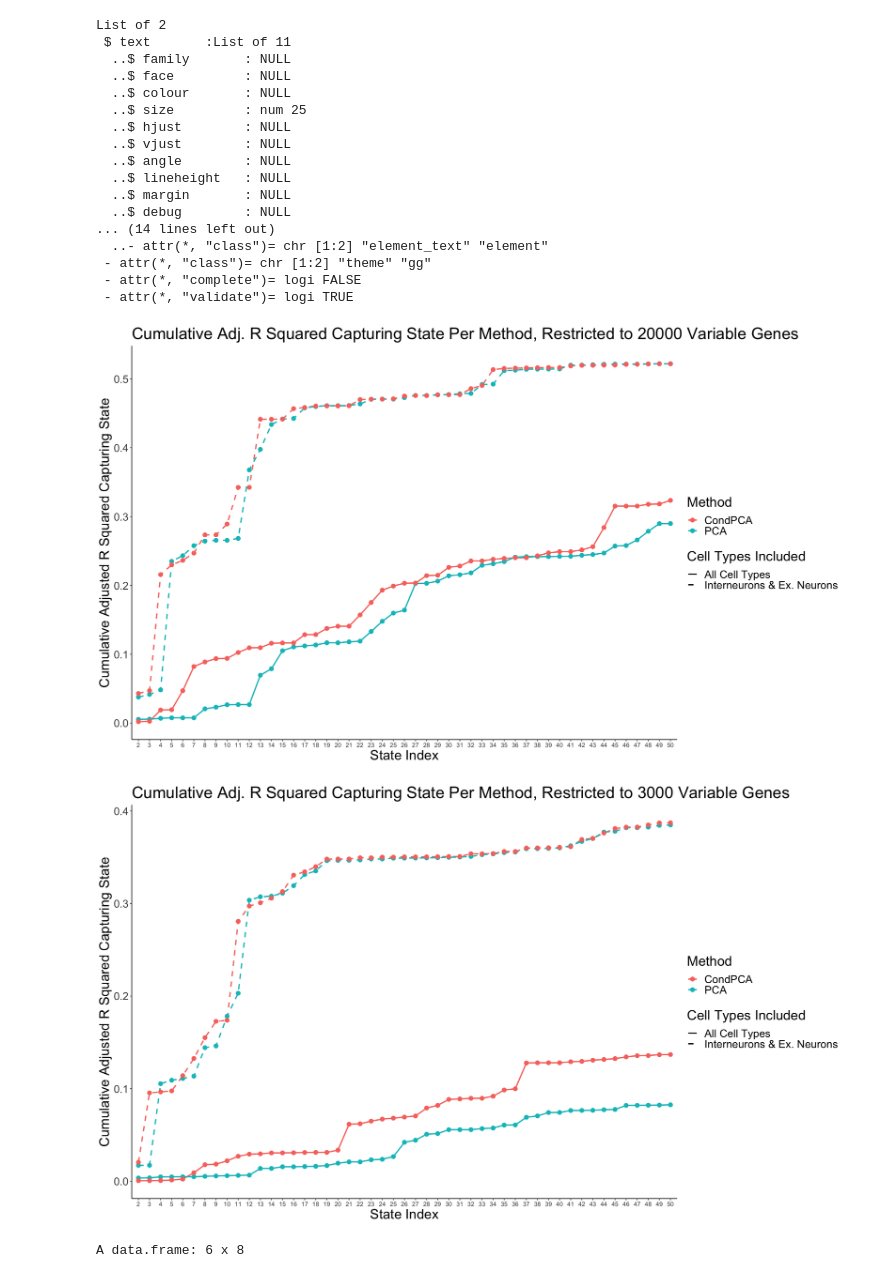
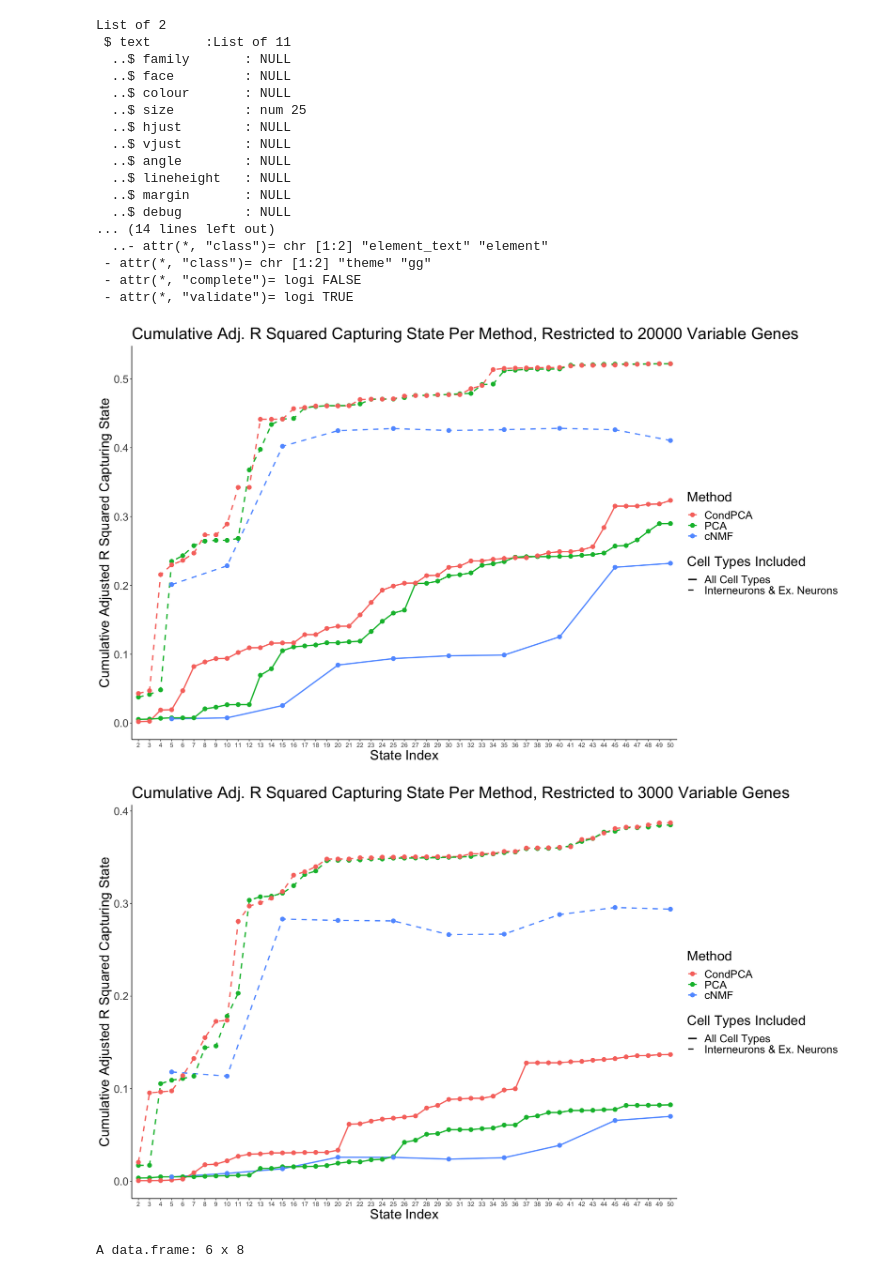
Before and after one commit to carversh/condPCA, a Jupyter notebook: Light_Hvratin/figures/Fig2_cumulative_R_sq.ipynb, the cells around one changed output. Drawn from its saved outputs; the diff is of its cells as text; code cells hidden in the pictures.

```diff
--- a/Light_Hvratin/figures/Fig2_cumulative_R_sq.ipynb
+++ b/Light_Hvratin/figures/Fig2_cumulative_R_sq.ipynb
@@ -29,6 +29,8 @@ vargenes = "20000"
 df <- data.frame(matrix(ncol = 3, nrow = 0))
 x <- c("method", "r.adj","dim","vargenes","Method","CT")
 
+
+
 for (dim in 2:50){
 
     df = compute_r_sq.adj("pca_all",pca,dim,vargenes,"PCA","All Cell Types")
@@ -39,39 +41,45 @@ for (dim in 2:50){
 
 }
 
+# add cNMF
+final_df = read.table("/Users/shayecarver/condPCA/Light_Hvratin/cNMF_cum_rsq.txt", header = TRUE, sep = "\t")
+tmp = final_df[final_df$vargenes == "20000",]
+df = rbind(df, tmp)
 
 df$dim = factor(df$dim, levels=unique(df$dim))
 
 # Set the CT column as a factor for proper linetype mapping
-df$CT = factor(df$CT)
+df$CT = as.factor(df$CT)
+
+
 
 # Use ggplot to create the plot with dashed lines based on the CT column
 ggplot(df, aes(x=dim, y=as.numeric(r.adj), group=method, colour=Method, linetype=CT)) +
   geom_line(linewidth=1) + geom_point(size = 3) +
   theme_classic() + ggtitle(glue("Cumulative Adj. R Squared Capturing State Per Method, Restricted to {vargenes} Variable Genes") ) +
   scale_linetype_manual(values = c("All Cell Types" = "solid", "Interneurons & Ex. Neurons" = "dashed", "Other CT Levels" = "dotted")) +
   labs(linetype="Cell Types Included", x = "State Index", y = "Cumulative Adjusted R Squared Capturing State")+  # Add axis labels
   theme(text = element_text(size = 22), axis.text.x = element_text(size = 10))
   theme(text = element_text(size = 25), axis.text.x = element_text(size = 10))
 # %% [output]
 List of 2
  $ text       :List of 11
   ..$ family       : NULL
   ..$ face         : NULL
   ..$ colour       : NULL
   ..$ size         : num 25
   ..$ hjust        : NULL
   ..$ vjust        : NULL
   ..$ angle        : NULL
   ..$ lineheight   : NULL
   ..$ margin       : NULL
   ..$ debug        : NULL
 ... (14 lines left out)
   ..- attr(*, "class")= chr [1:2] "element_text" "element"
  - attr(*, "class")= chr [1:2] "theme" "gg"
  - attr(*, "complete")= logi FALSE
  - attr(*, "validate")= logi TRUE
-[figure, old version]
+[figure, new version]
 # %%
 meta = readRDS("/Users/shayecarver/condPCA/Light_Hvratin/figures/embeddings_examples/meta_QC_GSE102827_MATRIX_20k_vargene.rds")
 pca = readRDS("/Users/shayecarver/condPCA/Light_Hvratin/figures/embeddings_examples/PCA_all_cell_types_all_1_50_3000.rds")
@@ -93,6 +101,10 @@ for (dim in 2:50){
 
 }
 
+# add cNMF
+final_df = read.table("/Users/shayecarver/condPCA/Light_Hvratin/cNMF_cum_rsq.txt", header = TRUE, sep = "\t")
+tmp = final_df[final_df$vargenes == "3000",]
+df = rbind(df, tmp)
 
 df$dim = factor(df$dim, levels=unique(df$dim))
 
@@ -107,7 +119,7 @@ ggplot(df, aes(x=dim, y=as.numeric(r.adj), group=method, colour=Method, linetype
   labs(linetype="Cell Types Included", x = "State Index", y = "Cumulative Adjusted R Squared Capturing State")+  # Add axis labels
   theme(text = element_text(size = 22), axis.text.x = element_text(size = 10))
 # %% [output]
-[figure, old version]
+[figure, new version]
 # %%
 output = read.table("/Users/shayecarver/condPCA/Light_Hvratin/output.txt", sep=" ", header=TRUE)
 
```
Also changed, not shown: parts of 1 cell of this notebook, 1 other file.
